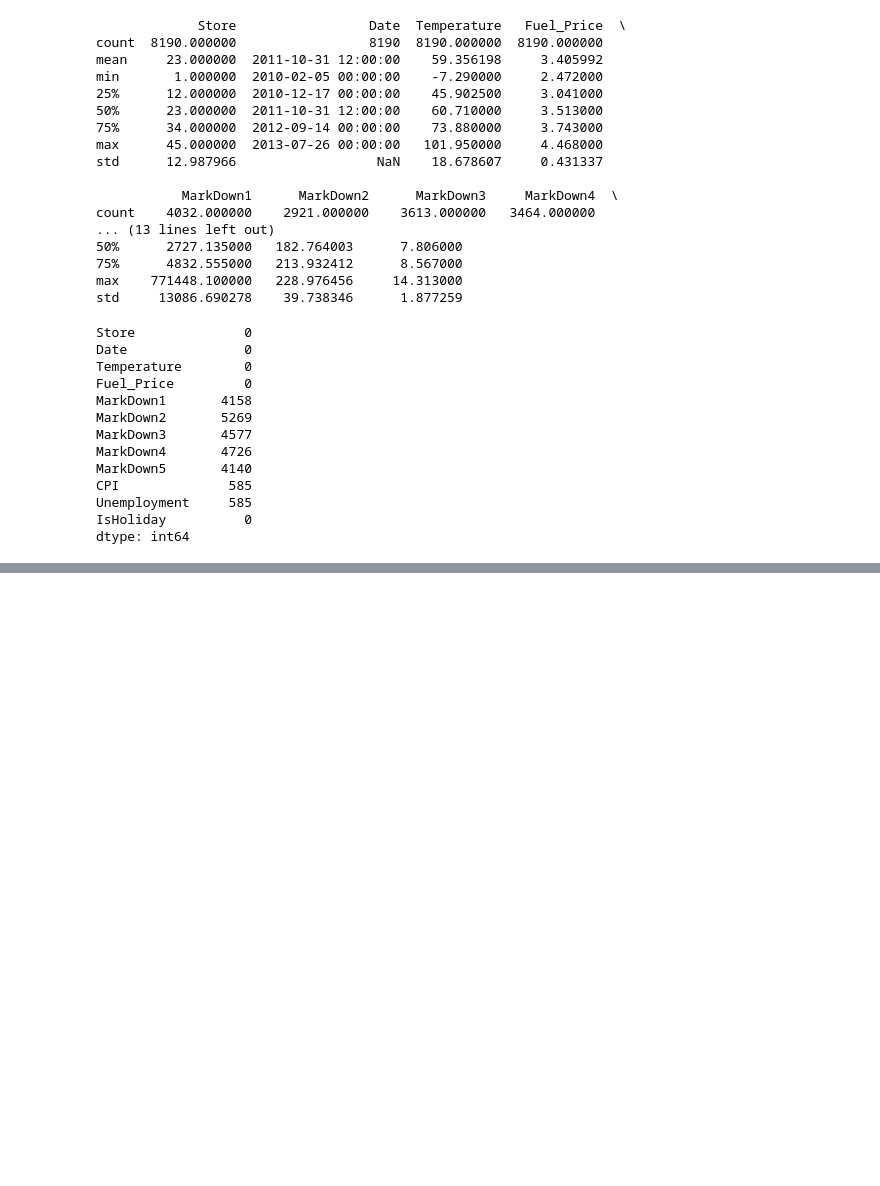
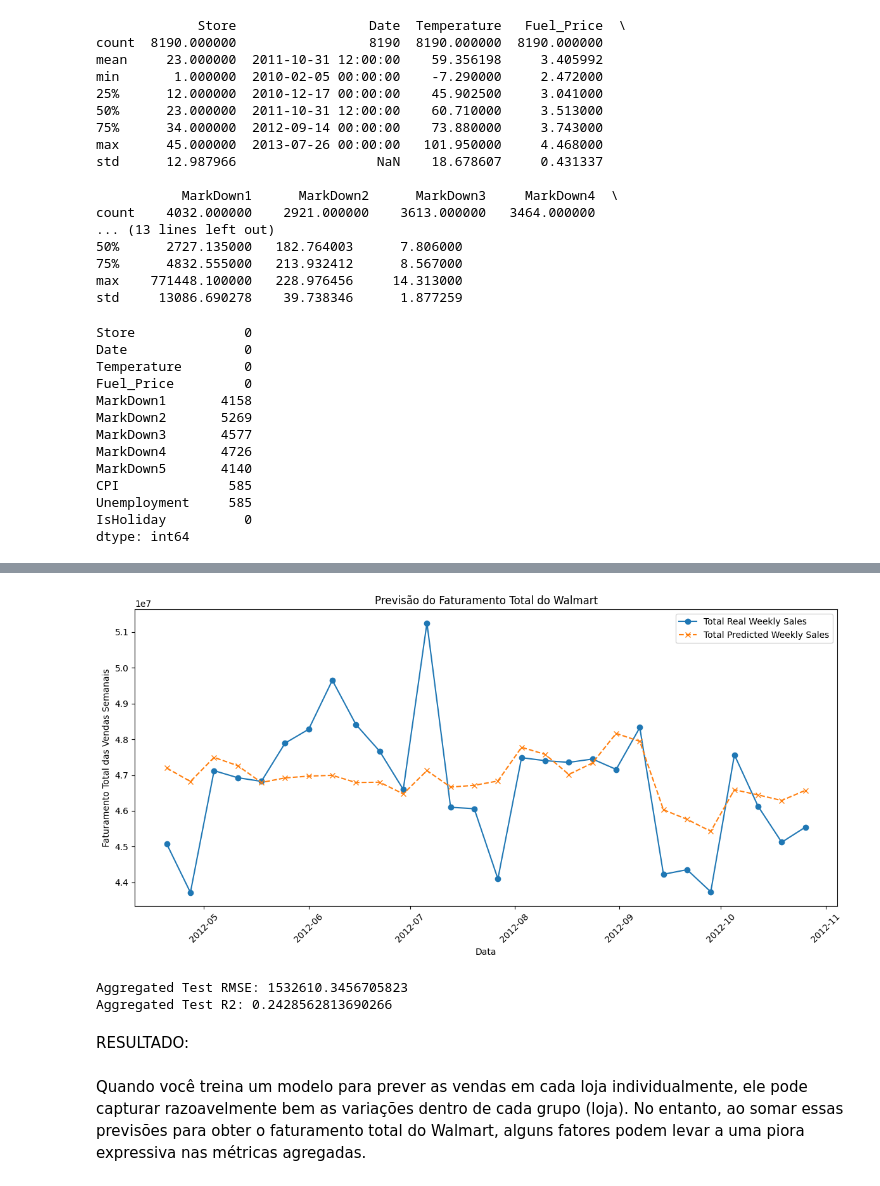
Before and after one commit to danmoura27/kaggle_walmart, a Jupyter notebook: walmart.ipynb, the cells around one changed output, grey strips where cells are left out. Saved outputs shown, nothing was run; the diff lists cells and outputs as text; code cells hidden in the pictures; blank space fills up the shorter version.

```diff
--- a/walmart.ipynb
+++ b/walmart.ipynb
@@ -94,0 +589,33 @@ dtype: int64
+# %%
+# Plotar o faturamento total real vs previsto no tempo
+plt.figure(figsize=(12, 6))
+plt.plot(aggregated['Date'], aggregated['Weekly_Sales'],
+         label='Total Real Weekly Sales', marker='o', linestyle='-')
+plt.plot(aggregated['Date'], aggregated['Predicted_Weekly_Sales'],
+         label='Total Predicted Weekly Sales', marker='x', linestyle='--')
+
+plt.xlabel('Data')
+plt.ylabel('Faturamento Total das Vendas Semanais')
+plt.title('Previsão do Faturamento Total do Walmart')
+plt.xticks(rotation=45)
+plt.legend()
+plt.tight_layout()
+plt.show()
+# %% [output]
+[figure, added]
+# %%
+# Calcular o RMSE para os valores agregados
+rmse_agg = np.sqrt(mean_squared_error(aggregated['Weekly_Sales'], aggregated['Predicted_Weekly_Sales']))
+
+# Calcular o R² para os valores agregados
+r2_agg = r2_score(aggregated['Weekly_Sales'], aggregated['Predicted_Weekly_Sales'])
+
+print("Aggregated Test RMSE:", rmse_agg)
+print("Aggregated Test R2:", r2_agg)
+# %% [output]
+Aggregated Test RMSE: 1532610.3456705823
+Aggregated Test R2: 0.2428562813690266
+# %% [markdown]
+RESULTADO:
+# %% [markdown]
+Quando você treina um modelo para prever as vendas em cada loja individualmente, ele pode capturar razoavelmente bem as variações dentro de cada grupo (loja). No entanto, ao somar essas previsões para obter o faturamento total do Walmart, alguns fatores podem levar a uma piora expressiva nas métricas agregadas.
```
Also changed, not shown: parts of 54 cells of this notebook.
